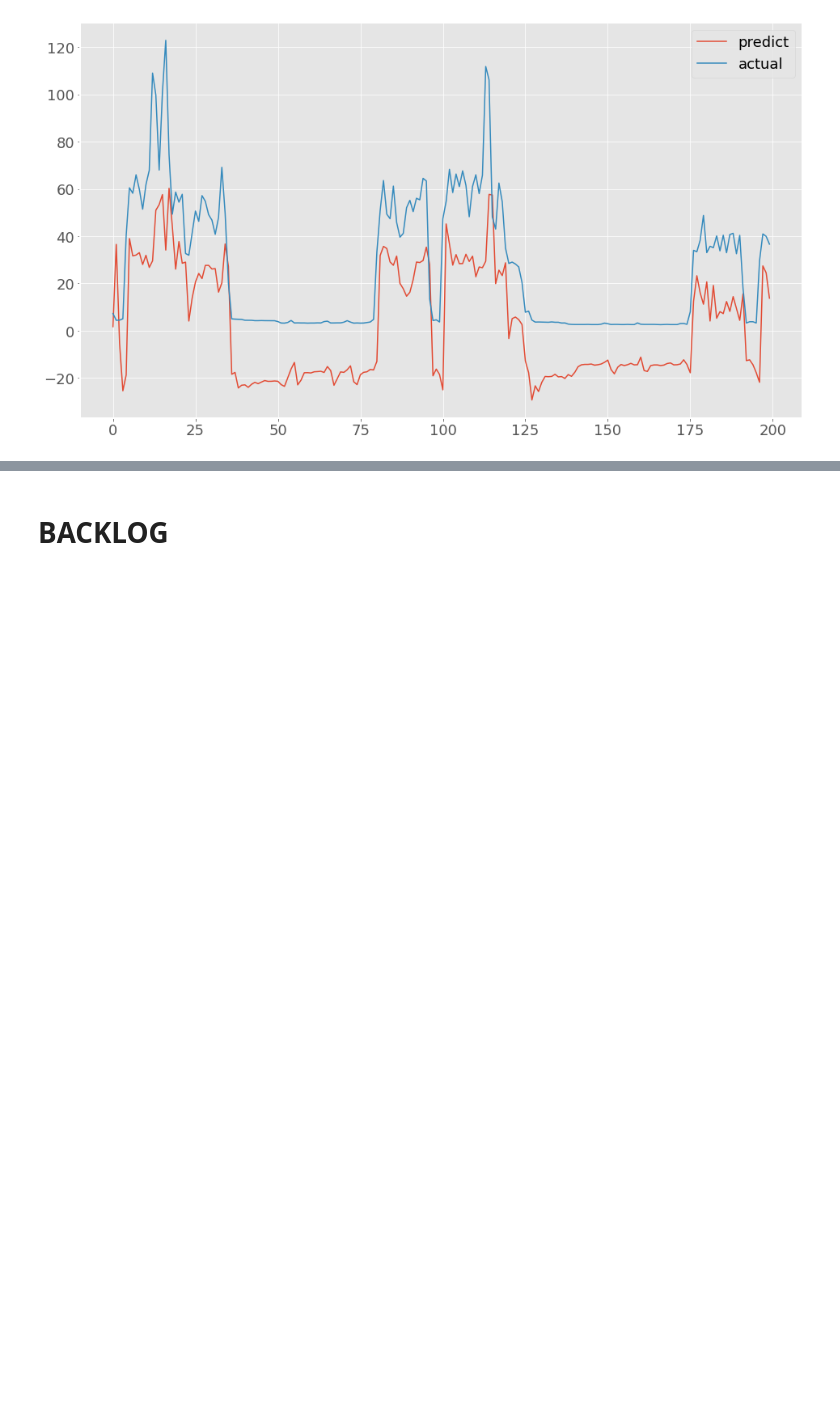
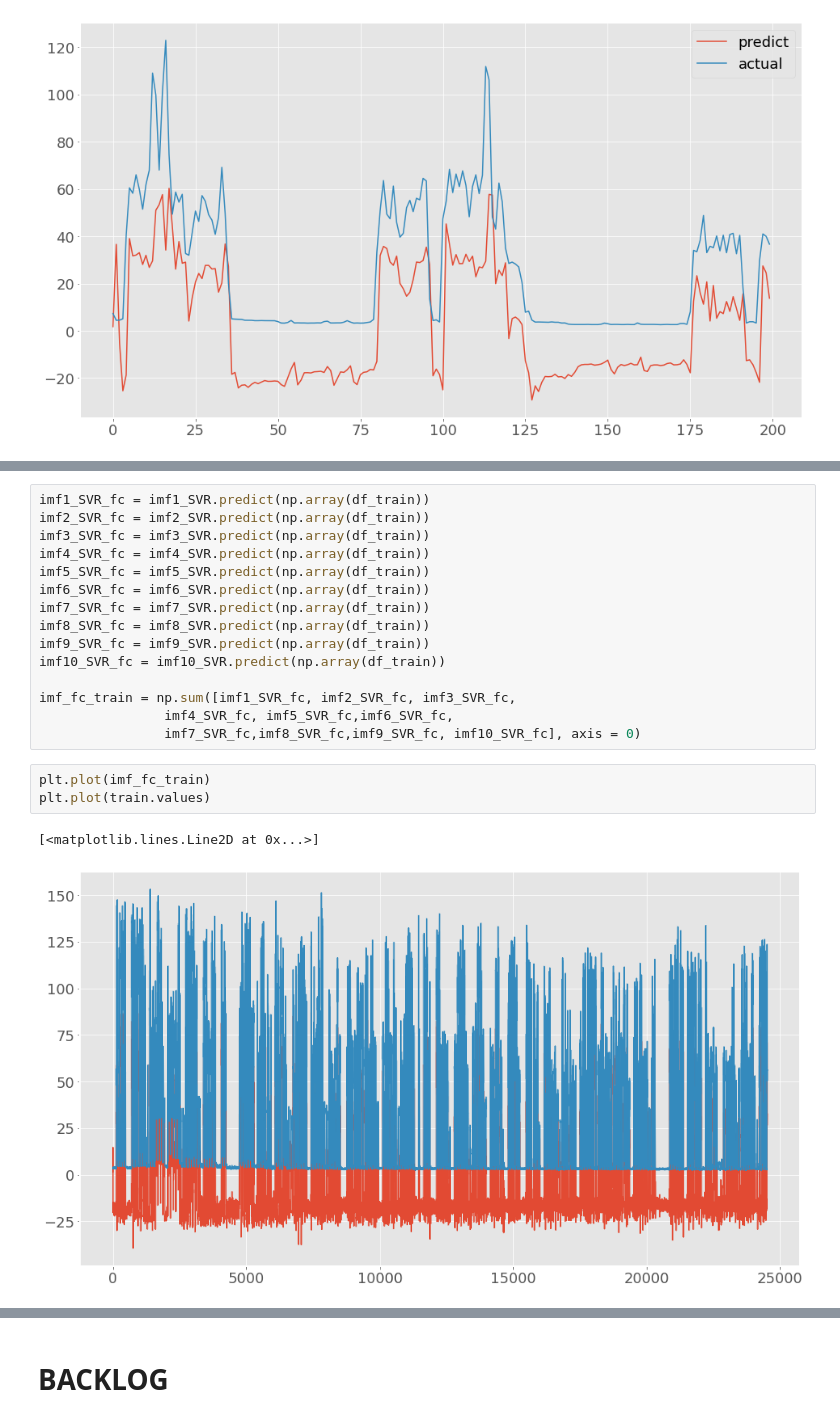
Before and after one commit to ImPerplexed/Thesis_212_BuiTuanKiet, a Jupyter notebook: thesis.ipynb, the cells around one changed output, grey strips where cells are left out. Cells and saved outputs as stored; diff of their text form; blank space fills up the shorter version.

```diff
--- a/thesis.ipynb
+++ b/thesis.ipynb
@@ -494,0 +530,21 @@ plt.show()
+# %%
+imf1_SVR_fc = imf1_SVR.predict(np.array(df_train))
+imf2_SVR_fc = imf2_SVR.predict(np.array(df_train))
+imf3_SVR_fc = imf3_SVR.predict(np.array(df_train))
+imf4_SVR_fc = imf4_SVR.predict(np.array(df_train))
+imf5_SVR_fc = imf5_SVR.predict(np.array(df_train))
+imf6_SVR_fc = imf6_SVR.predict(np.array(df_train))
+imf7_SVR_fc = imf7_SVR.predict(np.array(df_train))
+imf8_SVR_fc = imf8_SVR.predict(np.array(df_train))
+imf9_SVR_fc = imf9_SVR.predict(np.array(df_train))
+imf10_SVR_fc = imf10_SVR.predict(np.array(df_train))
+
+imf_fc_train = np.sum([imf1_SVR_fc, imf2_SVR_fc, imf3_SVR_fc,
+                imf4_SVR_fc, imf5_SVR_fc,imf6_SVR_fc,
+                imf7_SVR_fc,imf8_SVR_fc,imf9_SVR_fc, imf10_SVR_fc], axis = 0)
+# %%
+plt.plot(imf_fc_train)
+plt.plot(train.values)
+# %% [output]
+[<matplotlib.lines.Line2D at 0x...>]
+[figure, added]
```
Also changed, not shown: parts of 19 cells of this notebook.
